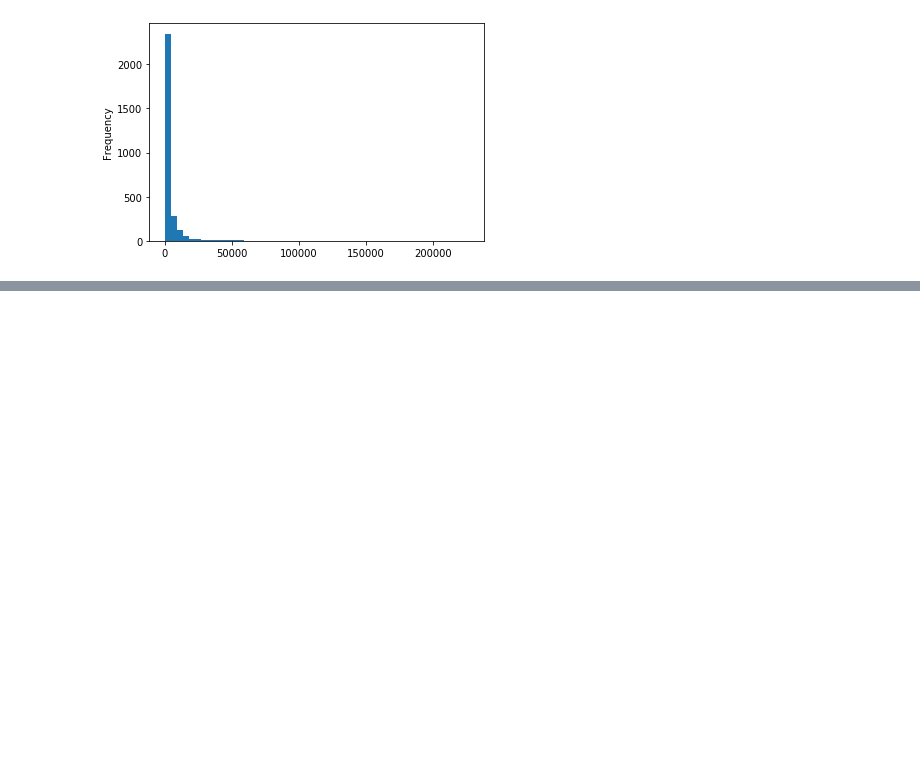
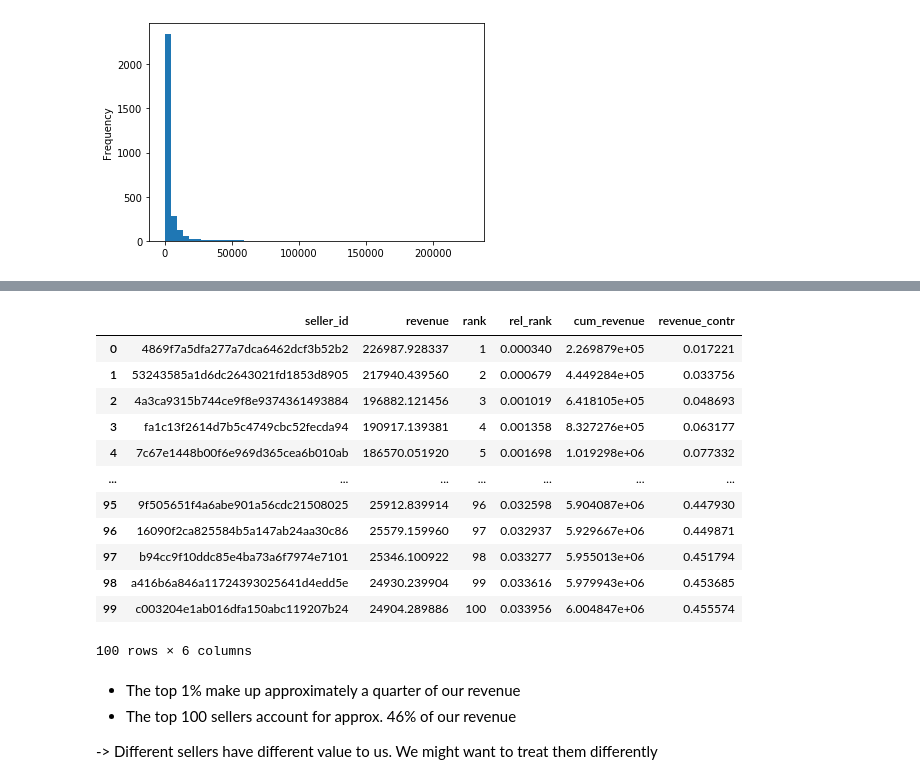
Before and after one commit to ironhack-datalabs/data-ber-06-20, a Jupyter notebook: Notes/module-2/week-4/1_eda-descriptive_stats.ipynb, the cells around one changed output, grey strips where cells are left out. Cells and saved outputs as stored; diff of their text form; code cells hidden in the pictures; blank space fills up the shorter version.

```diff
--- a/Notes/module-2/week-4/1_analytics-descriptive_stats.ipynb
+++ b/Notes/module-2/week-4/1_eda-descriptive_stats.ipynb
@@ -218,0 +282,21 @@ rev_by_seller["revenue"].plot(kind="hist", bins=50);
+# %%
+rev_contr[:100]
+# %% [output]
+|  | seller_id | revenue | rank | rel_rank | cum_revenue | revenue_contr |
+| 0 | 4869f7a5dfa277a7dca6462dcf3b52b2 | 226987.928337 | 1 | 0.000340 | 2.269879e+05 | 0.017221 |
+| 1 | 53243585a1d6dc2643021fd1853d8905 | 217940.439560 | 2 | 0.000679 | 4.449284e+05 | 0.033756 |
+| 2 | 4a3ca9315b744ce9f8e9374361493884 | 196882.121456 | 3 | 0.001019 | 6.418105e+05 | 0.048693 |
+| 3 | fa1c13f2614d7b5c4749cbc52fecda94 | 190917.139381 | 4 | 0.001358 | 8.327276e+05 | 0.063177 |
+| 4 | 7c67e1448b00f6e969d365cea6b010ab | 186570.051920 | 5 | 0.001698 | 1.019298e+06 | 0.077332 |
+| ... | ... | ... | ... | ... | ... | ... |
+| 95 | 9f505651f4a6abe901a56cdc21508025 | 25912.839914 | 96 | 0.032598 | 5.904087e+06 | 0.447930 |
+| 96 | 16090f2ca825584b5a147ab24aa30c86 | 25579.159960 | 97 | 0.032937 | 5.929667e+06 | 0.449871 |
+| 97 | b94cc9f10ddc85e4ba73a6f7974e7101 | 25346.100922 | 98 | 0.033277 | 5.955013e+06 | 0.451794 |
+| 98 | a416b6a846a11724393025641d4edd5e | 24930.239904 | 99 | 0.033616 | 5.979943e+06 | 0.453685 |
+| 99 | c003204e1ab016dfa150abc119207b24 | 24904.289886 | 100 | 0.033956 | 6.004847e+06 | 0.455574 |
+100 rows × 6 columns
+# %% [markdown]
+- The top 1% make up approximately a quarter of our revenue
+- The top 100 sellers account for approx. 46% of our revenue
+
+-> Different sellers have different value to us. We might want to treat them differently
```
Also changed, not shown: parts of 8 cells of this notebook, 1 other file.
